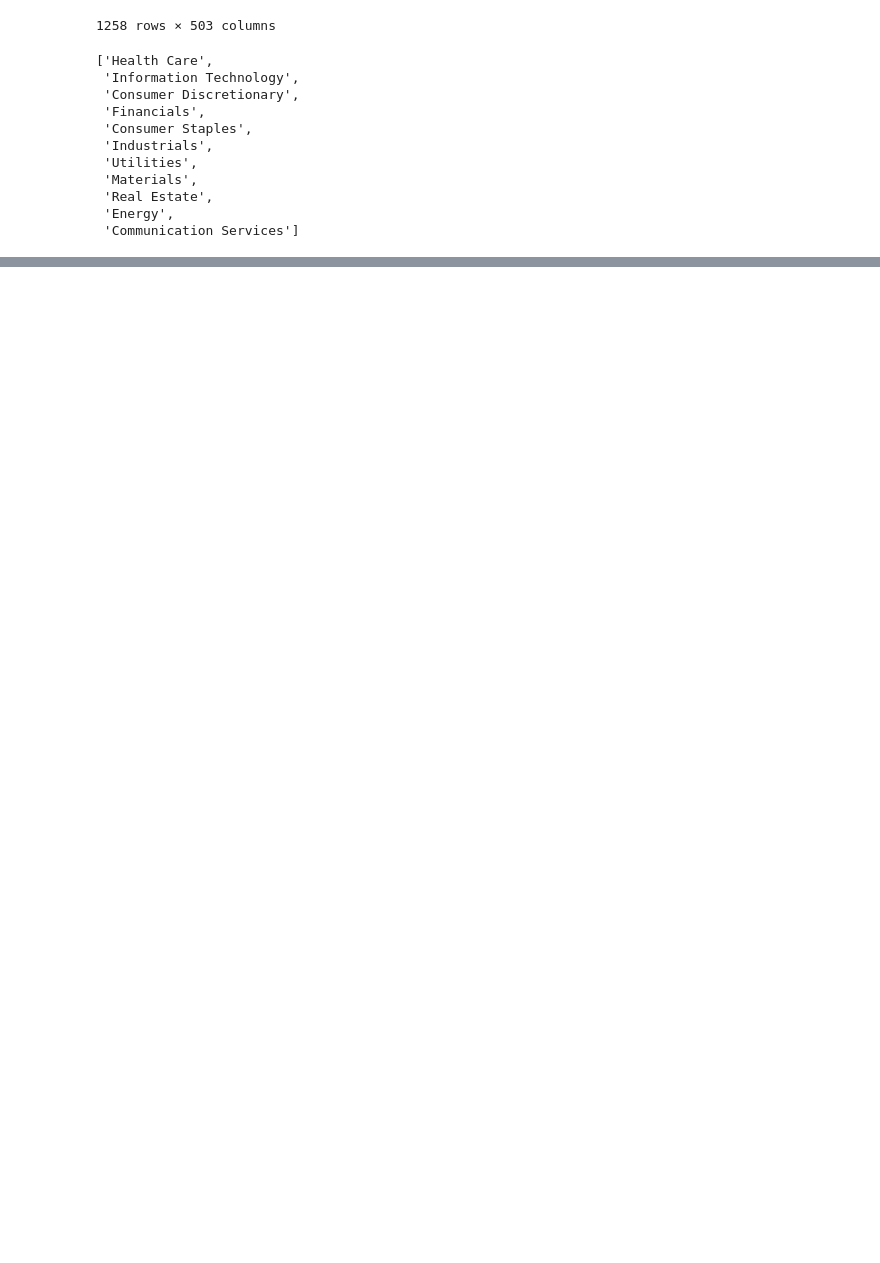
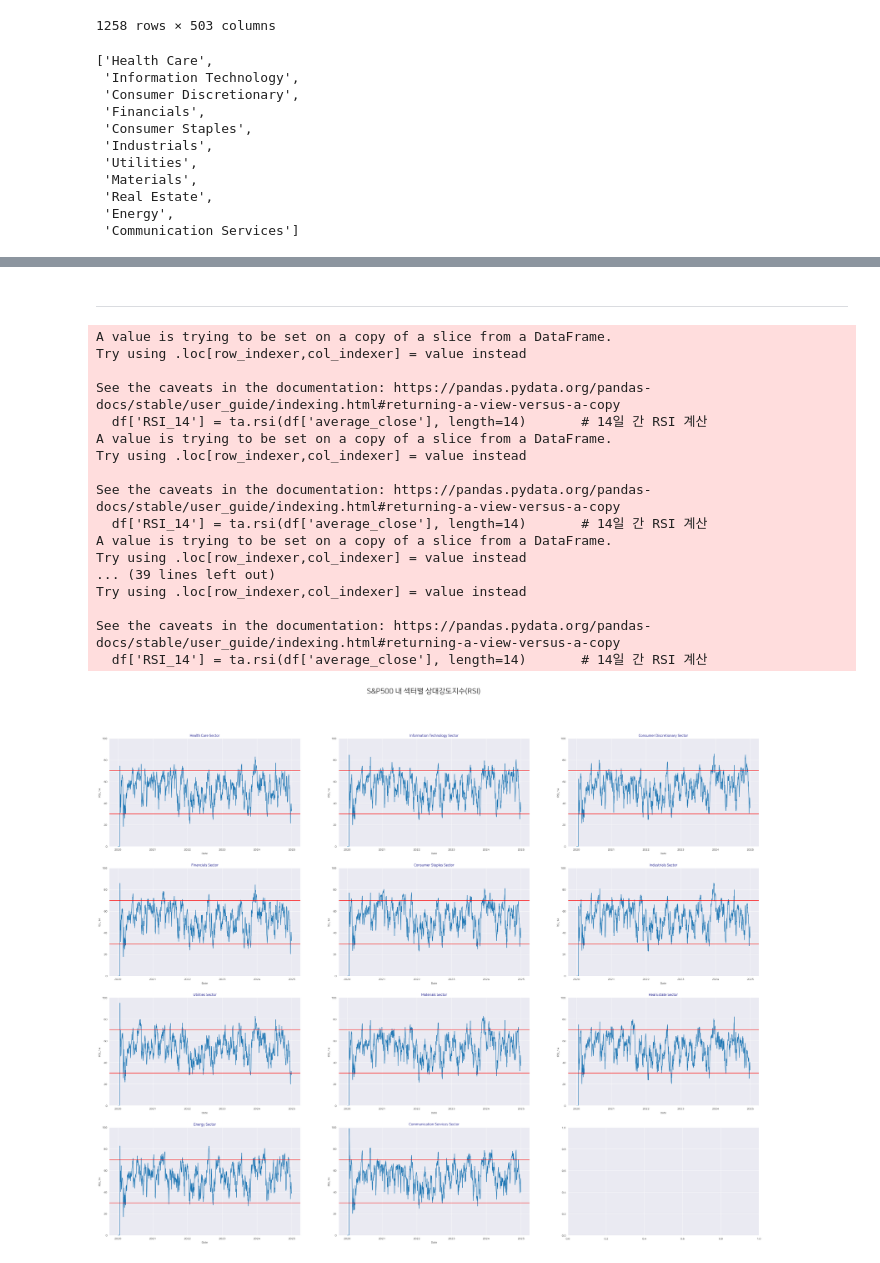
Before and after one commit to Glesep/Quant_practice, a Jupyter notebook: analyze_s&p500.ipynb, the cells around one changed output, grey strips where cells are left out. Cells and saved outputs as stored; diff of their text form; code cells hidden in the pictures; blank space fills up the shorter version.

```diff
--- a/analyze_s&p500.ipynb
+++ b/analyze_s&p500.ipynb
@@ -128,0 +145,43 @@ plt.show()
+# %% [markdown]
+---
+# %%
+for df in data_sector.values():
+    df['RSI_14'] = ta.rsi(df['average_close'], length=14)       # 14일 간 RSI 계산
+    df.loc[:, 'RSI_14'] = df['RSI_14'].fillna(0)                          # NaN을 0으로 채워줌
+
+fig, axes = plt.subplots(4, 3, figsize=(40, 30))
+# 그래프 표현
+for sector, ax in zip(data_sector.keys(), axes.flat):
+
+    sns.lineplot(data=data_sector[f'{sector}']['RSI_14'], ax=ax)
+
+    ax.axhline(y=70, color='r', linestyle='-')
+    ax.axhline(y=30, color='r', linestyle='-')
+    ax.set_ylim([0, 100])
+    ax.set_title(f'{sector} Sector',
+                 fontsize=12,
+                 color='navy')
+
+fig.suptitle('S&P500 내 섹터별 상대강도지수(RSI)',
+             fontsize=25,)
+fig.subplots_adjust(top=0.9)
+plt.show()
+# %% [output]
+A value is trying to be set on a copy of a slice from a DataFrame.
+Try using .loc[row_indexer,col_indexer] = value instead
+
+See the caveats in the documentation: https://pandas.pydata.org/pandas-docs/stable/user_guide/indexing.html#returning-a-view-versus-a-copy
+  df['RSI_14'] = ta.rsi(df['average_close'], length=14)       # 14일 간 RSI 계산
+A value is trying to be set on a copy of a slice from a DataFrame.
+Try using .loc[row_indexer,col_indexer] = value instead
+
+See the caveats in the documentation: https://pandas.pydata.org/pandas-docs/stable/user_guide/indexing.html#returning-a-view-versus-a-copy
+  df['RSI_14'] = ta.rsi(df['average_close'], length=14)       # 14일 간 RSI 계산
+A value is trying to be set on a copy of a slice from a DataFrame.
+Try using .loc[row_indexer,col_indexer] = value instead
+... (39 lines left out)
+Try using .loc[row_indexer,col_indexer] = value instead
+
+See the caveats in the documentation: https://pandas.pydata.org/pandas-docs/stable/user_guide/indexing.html#returning-a-view-versus-a-copy
+  df['RSI_14'] = ta.rsi(df['average_close'], length=14)       # 14일 간 RSI 계산
+[figure, added]
```
Also changed, not shown: parts of 6 cells of this notebook.
